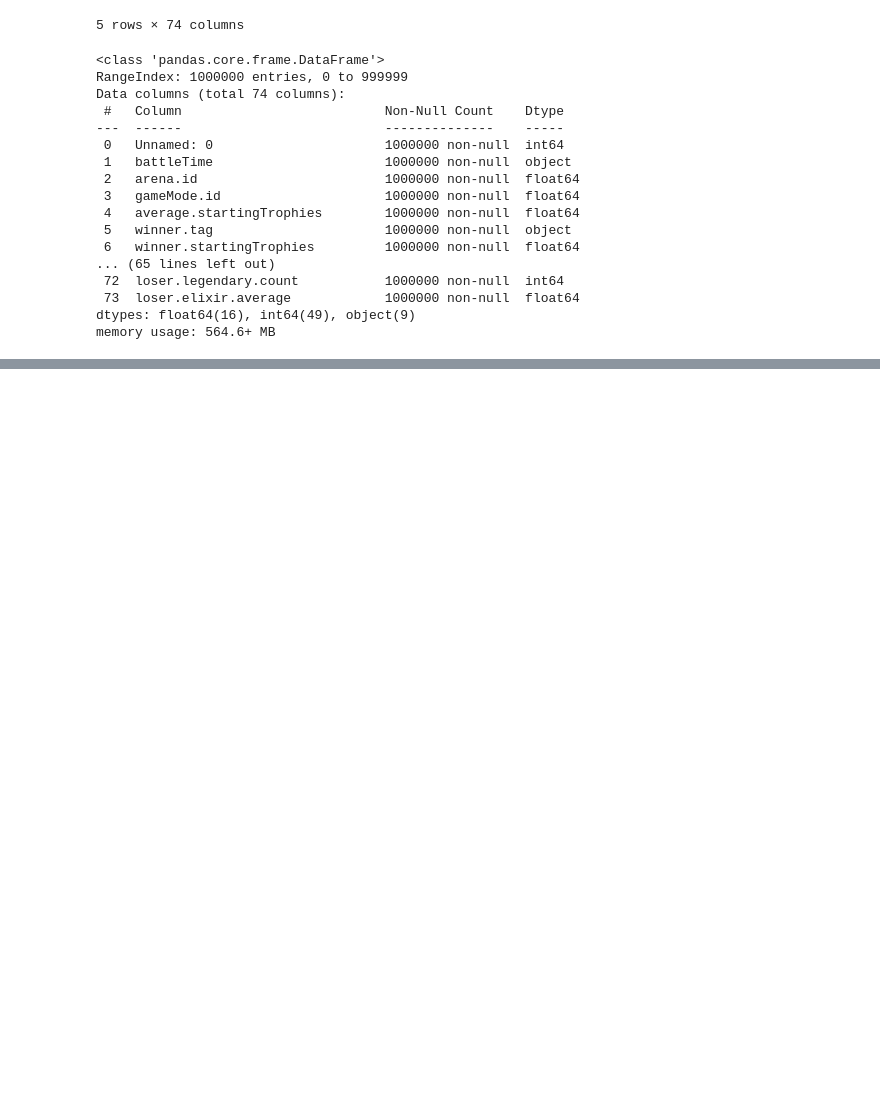
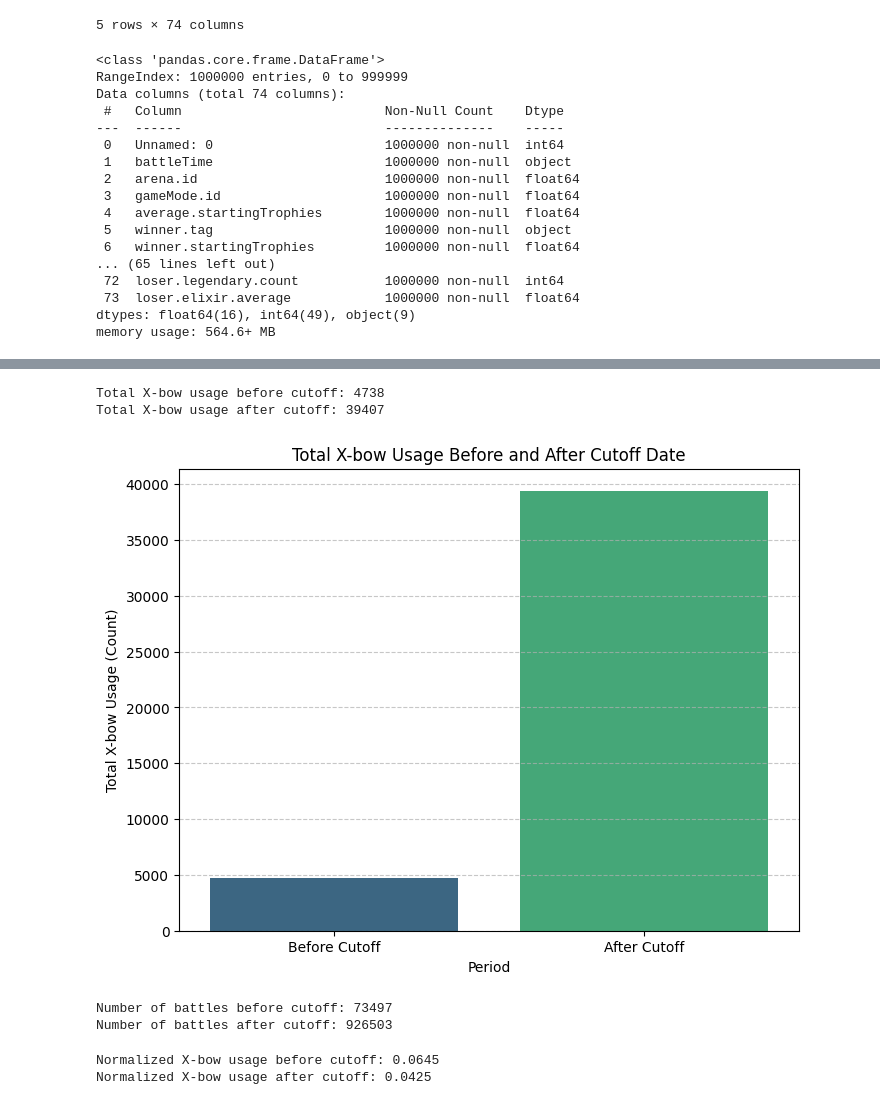
Before and after one commit to Abash05/PekkasPlayhouse-Data-Royale, a Jupyter notebook: PekkasPlayhouse_DataRoyale.ipynb, the cells around one changed output, grey strips where cells are left out. Cells and saved outputs as stored; diff of their text form; code cells hidden in the pictures; blank space fills up the shorter version.

```diff
--- a/PekkasPlayhouse_DataRoyale.ipynb
+++ b/PekkasPlayhouse_DataRoyale.ipynb
@@ -103,0 +179,50 @@ dfAfter tail:
+# %%
+total_xbow_before = xbow_before_winner_count + xbow_before_loser_count
+total_xbow_after = xbow_after_winner_count + xbow_after_loser_count # Recalculated total_xbow_after
+
+print(f"Total X-bow usage before cutoff: {total_xbow_before}")
+print(f"Total X-bow usage after cutoff: {total_xbow_after}")
+# %% [output]
+Total X-bow usage before cutoff: 4738
+Total X-bow usage after cutoff: 39407
+# %%
+import matplotlib.pyplot as plt
+import pandas as pd
+import seaborn as sns
+
+# Prepare data for plotting
+xbow_usage_data = {
+    'Period': ['Before Cutoff', 'After Cutoff'],
+    'Total X-bow Usage': [total_xbow_before, total_xbow_after]
+}
+xbow_usage_df = pd.DataFrame(xbow_usage_data)
+
+# Create the bar chart
+plt.figure(figsize=(8, 6))
+sns.barplot(x='Period', y='Total X-bow Usage', hue='Period', data=xbow_usage_df, palette='viridis', legend=False)
+
+plt.title('Total X-bow Usage Before and After Cutoff Date')
+plt.xlabel('Period')
+plt.ylabel('Total X-bow Usage (Count)')
+plt.grid(axis='y', linestyle='--', alpha=0.7)
+plt.show()
+# %% [output]
+[figure, added]
+# %%
+num_battles_before = df_before.shape[0]
+num_battles_after = df_after.shape[0]
+
+print(f"Number of battles before cutoff: {num_battles_before}")
+print(f"Number of battles after cutoff: {num_battles_after}")
+# %% [output]
+Number of battles before cutoff: 73497
+Number of battles after cutoff: 926503
+# %%
+normalized_xbow_before = total_xbow_before / num_battles_before
+normalized_xbow_after = total_xbow_after / num_battles_after
+
+print(f"Normalized X-bow usage before cutoff: {normalized_xbow_before:.4f}")
+print(f"Normalized X-bow usage after cutoff: {normalized_xbow_after:.4f}")
+# %% [output]
+Normalized X-bow usage before cutoff: 0.0645
+Normalized X-bow usage after cutoff: 0.0425
```
Also changed, not shown: parts of 85 cells of this notebook.
